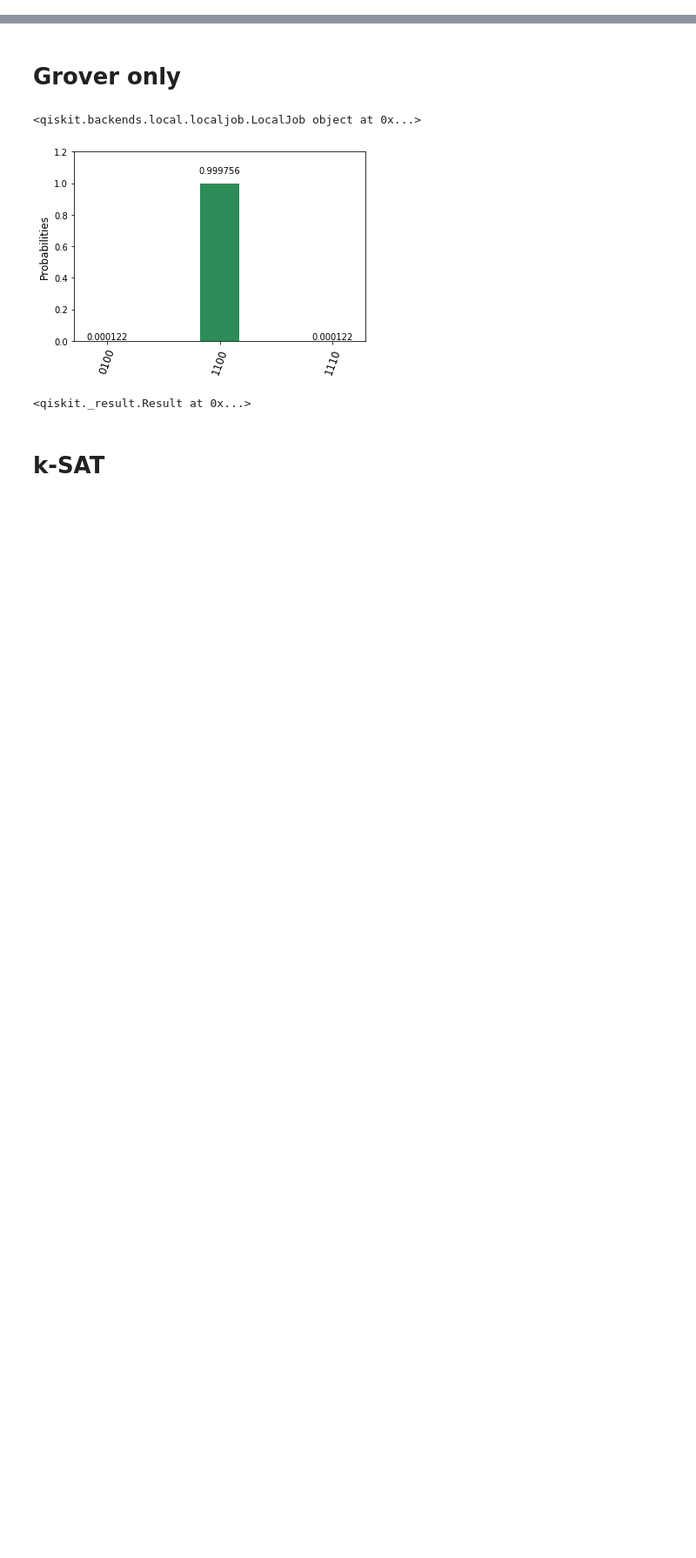
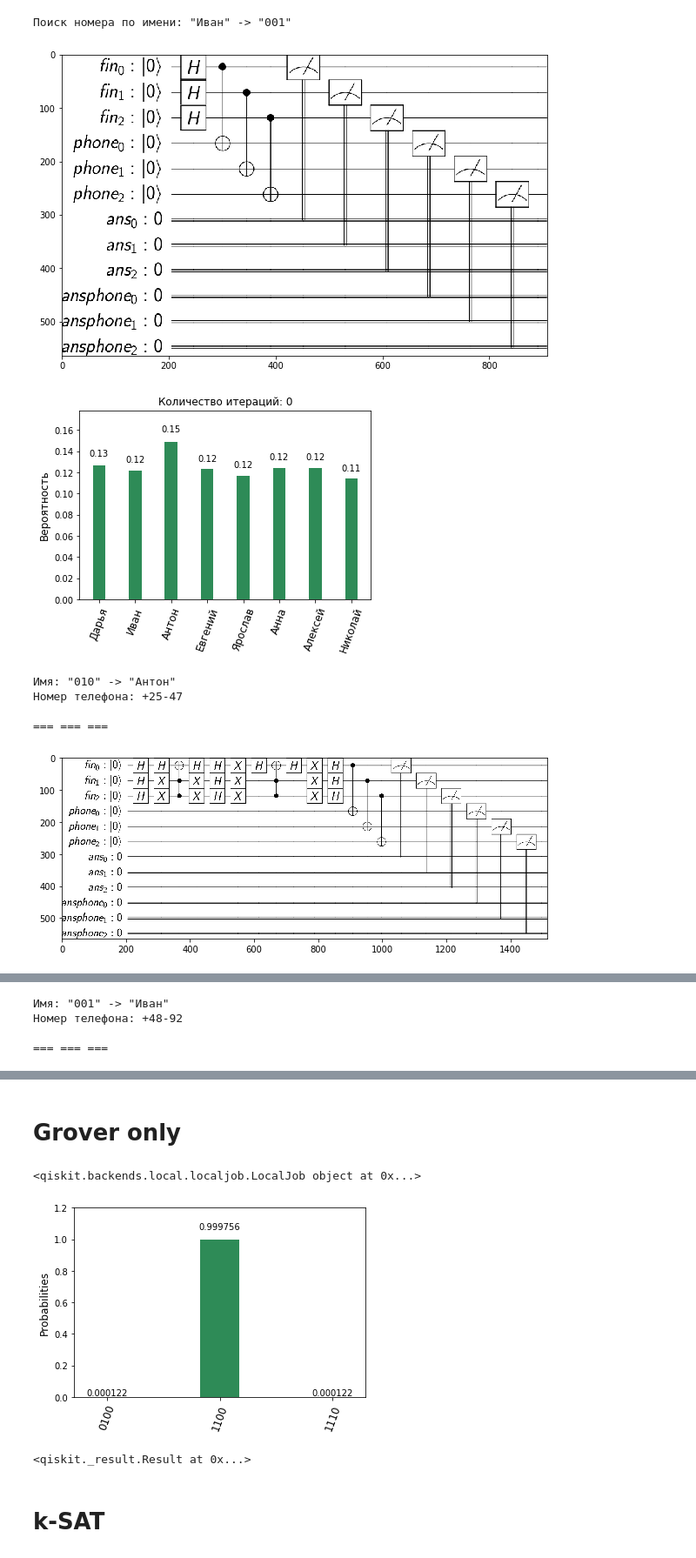
Before and after one commit to RQC-QApp/NNQST, a Jupyter notebook: demo/grover.ipynb, the cells around one changed output, grey strips where cells are left out. Shown at 87% size. Drawn from its saved outputs; the diff is of its cells as text; code cells hidden in the pictures; blank space fills up the shorter version.

```diff
--- a/demo/grover.ipynb
+++ b/demo/grover.ipynb
@@ -82,0 +16,4 @@ circuit_drawer(qc)
+# %%
+def most_probable_result(result):
+    max_tuple = max(result.get_counts().items(), key=lambda x: x[1])
+    return max_tuple[0]
@@ -117,0 +130,3 @@ plt.show()
+# %%
+n = 3  # Number of qubits.
+n_iter = int(np.sqrt(n) + 1) # iterate sqrt(N) times
@@ -117,0 +161,45 @@ plt.show()
+# %%
+assert n == len(query)
+
+shots = 1000
+
+print('Поиск номера по имени: "{}" -> "{}"'.format(query_name, query))
+
+for i in range(n_iter + 1):
+    qc = utils.build_grover_search_qc(n, i, query)
+
+    phone = QuantumRegister(n, name='phone')
+    qc.add(phone)
+    ansphone = ClassicalRegister(n, name='ansphone')
+    qc.add(ansphone)
+
+    qc.cx(qc.get_qregs()['fin'], qc.get_qregs()['phone'])
+
+    qc.measure(qc.get_qregs()['fin'], qc.get_cregs()['ans'])
+    qc.measure(qc.get_qregs()['phone'], qc.get_cregs()['ansphone'])
+
+    plt.figure(figsize=(10,10))
+    im = circuit_drawer(qc)
+    plt.imshow(im)
+    plt.show()
+
+    result = execute(qc, backend='local_qasm_simulator', shots=shots).result()
+    plot_histogram(result.get_counts(), title='Количество итераций: {}'.format(i),
+                   name_mapping=name_mapping)
+
+    number, name = most_probable_result(result).split()
+    print('Имя: "{}" -> "{}"'.format(name, name_mapping[name]))
+    print('Номер телефона:', number_mapping[number])
+
+    print('')
+    print('=== === ===')
+    print('')
+# %% [output]
+Поиск номера по имени: "Иван" -> "001"
+[figure, added]
+[figure, added]
+Имя: "010" -> "Антон"
+Номер телефона: +25-47
+
+=== === ===
+[figure, added]
@@ -117,0 +207,4 @@ plt.show()
+Имя: "001" -> "Иван"
+Номер телефона: +48-92
+
+=== === ===
```
Also changed, not shown: parts of 14 cells of this notebook, 1 other file.
